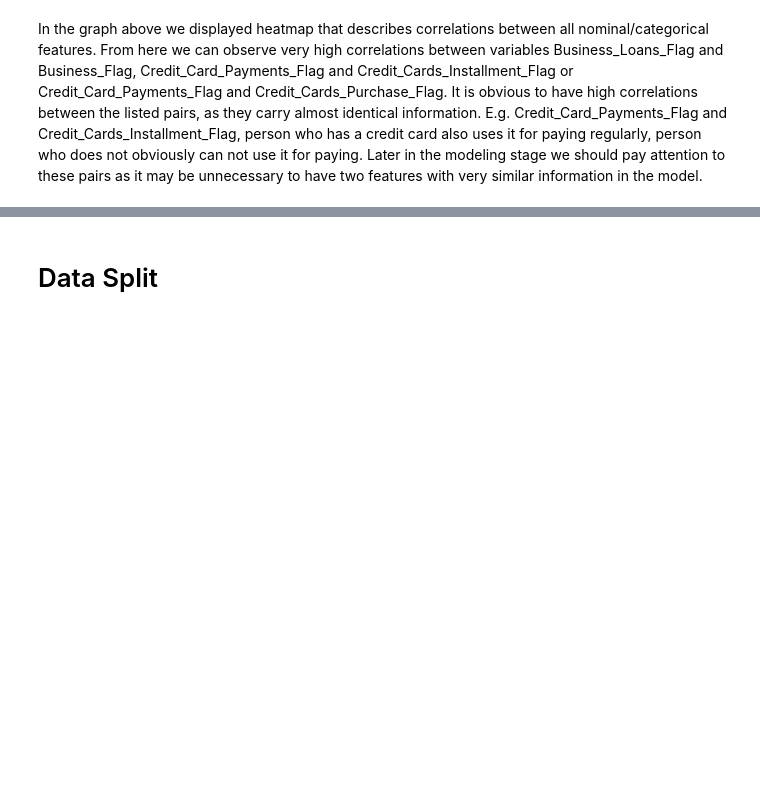
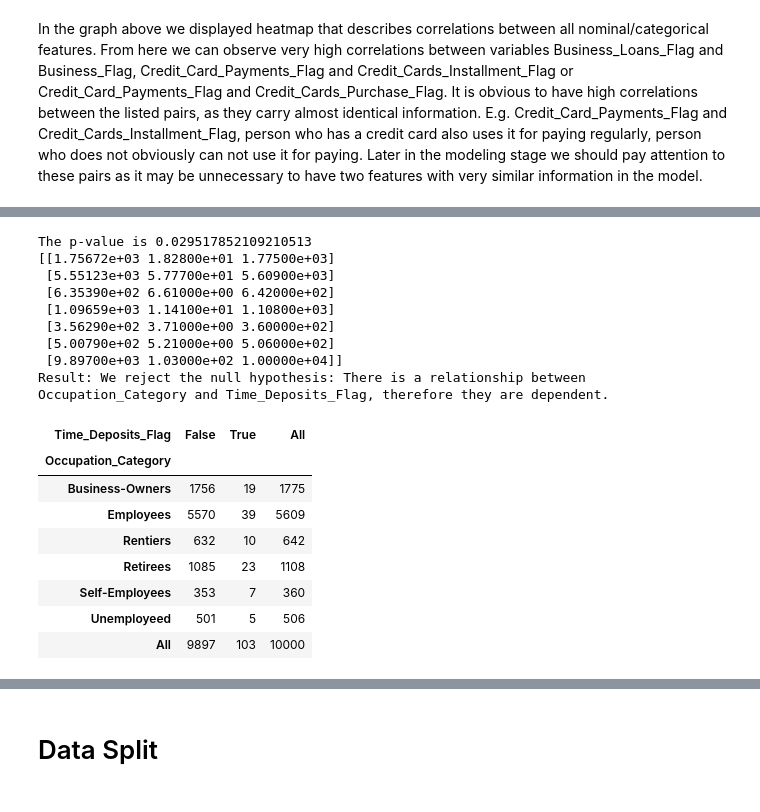
Before and after one commit to Doll03/4IZ480, a Jupyter notebook: Code/notebook.ipynb, the cells around one changed output, grey strips where cells are left out. Saved outputs shown, nothing was run; the diff lists cells and outputs as text; code cells hidden in the pictures; blank space fills up the shorter version.

```diff
--- a/Code/notebook.ipynb
+++ b/Code/notebook.ipynb
@@ -295,0 +289,21 @@ Result: We fail to reject the null hypothesis: There is no relationship between
+# %%
+chi_square(dataset, "Occupation_Category")
+# %% [output]
+The p-value is 0.029517852109210513
+[[1.75672e+03 1.82800e+01 1.77500e+03]
+ [5.55123e+03 5.77700e+01 5.60900e+03]
+ [6.35390e+02 6.61000e+00 6.42000e+02]
+ [1.09659e+03 1.14100e+01 1.10800e+03]
+ [3.56290e+02 3.71000e+00 3.60000e+02]
+ [5.00790e+02 5.21000e+00 5.06000e+02]
+ [9.89700e+03 1.03000e+02 1.00000e+04]]
+Result: We reject the null hypothesis: There is a relationship between Occupation_Category and Time_Deposits_Flag, therefore they are dependent.
+| Time_Deposits_Flag | False | True | All |
+| Occupation_Category |  |  |  |
+| Business-Owners | 1756 | 19 | 1775 |
+| Employees | 5570 | 39 | 5609 |
+| Rentiers | 632 | 10 | 642 |
+| Retirees | 1085 | 23 | 1108 |
+| Self-Employees | 353 | 7 | 360 |
+| Unemployeed | 501 | 5 | 506 |
+| All | 9897 | 103 | 10000 |
```
Also changed, not shown: parts of 6 cells of this notebook.
